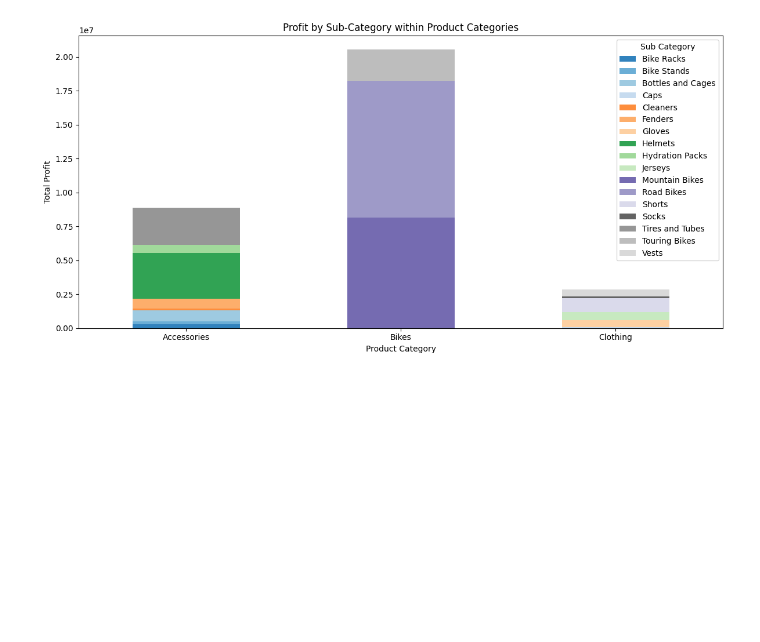
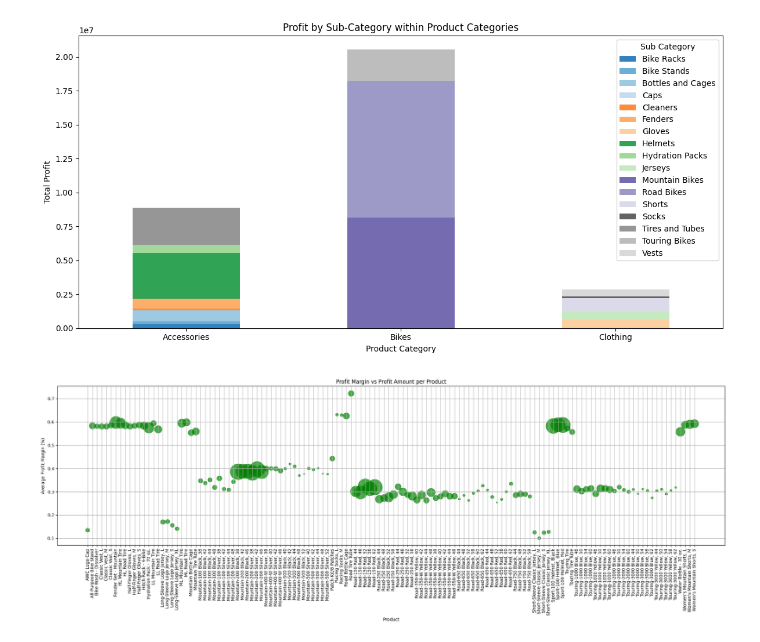
Before and after one commit to shivanswamynathan/EDA_Sales_data, a Jupyter notebook: DS_PROJECT.ipynb, the cells around one changed output. Cells and saved outputs as stored; diff of their text form; code cells hidden in the pictures; blank space fills up the shorter version.

```diff
--- a/DS_PROJECT.ipynb
+++ b/DS_PROJECT.ipynb
@@ -364,3 +364,29 @@ plt.tight_layout()
 plt.show()
 # %% [output]
 [figure]
+# %%
+# Scatter plot
+plt.figure(figsize=(22, 8))
+
+product_stats = df.groupby('Product').agg({'Profit': 'sum'}).reset_index()  # Calculate total profit per product
+
+plt.scatter(
+    average_margin['Product'],
+    average_margin['profit_margin'],
+    s=product_stats['Profit'] / 1000,  # Scale profit for marker size
+    color='Green',
+    alpha=0.7
+)
+
+# Add labels and title
+plt.xlabel('Product')
+plt.ylabel('Average Profit Margin (%)')
+plt.title('Profit Margin vs Profit Amount per Product')
+plt.xticks(rotation=90)  # Rotate product names for better readability
+plt.grid(True)
+plt.tight_layout()
+
+# Show the plot
+plt.show()
+# %% [output]
+[figure, added]
```
Also changed, not shown: parts of 1 cell of this notebook.
